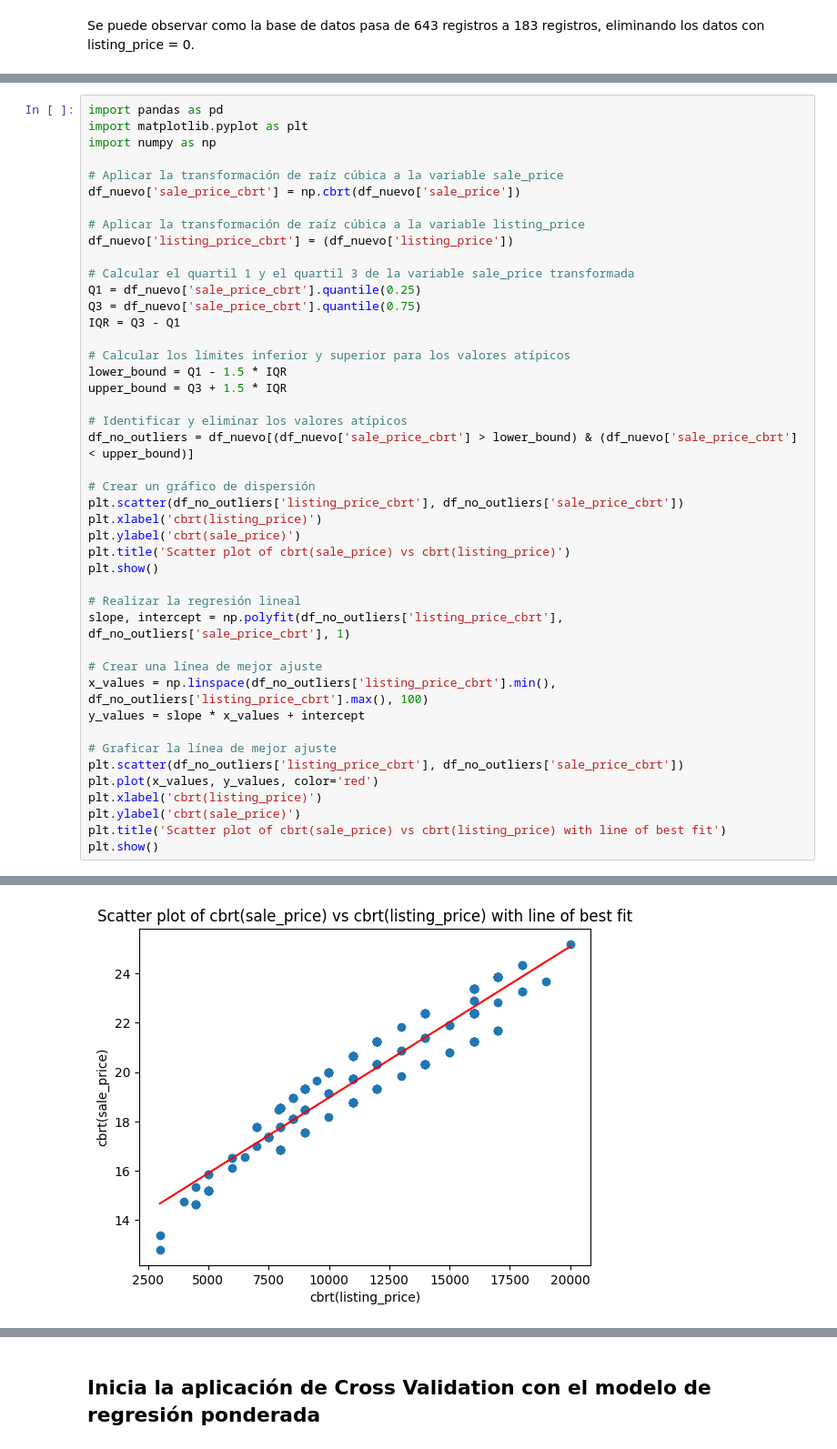
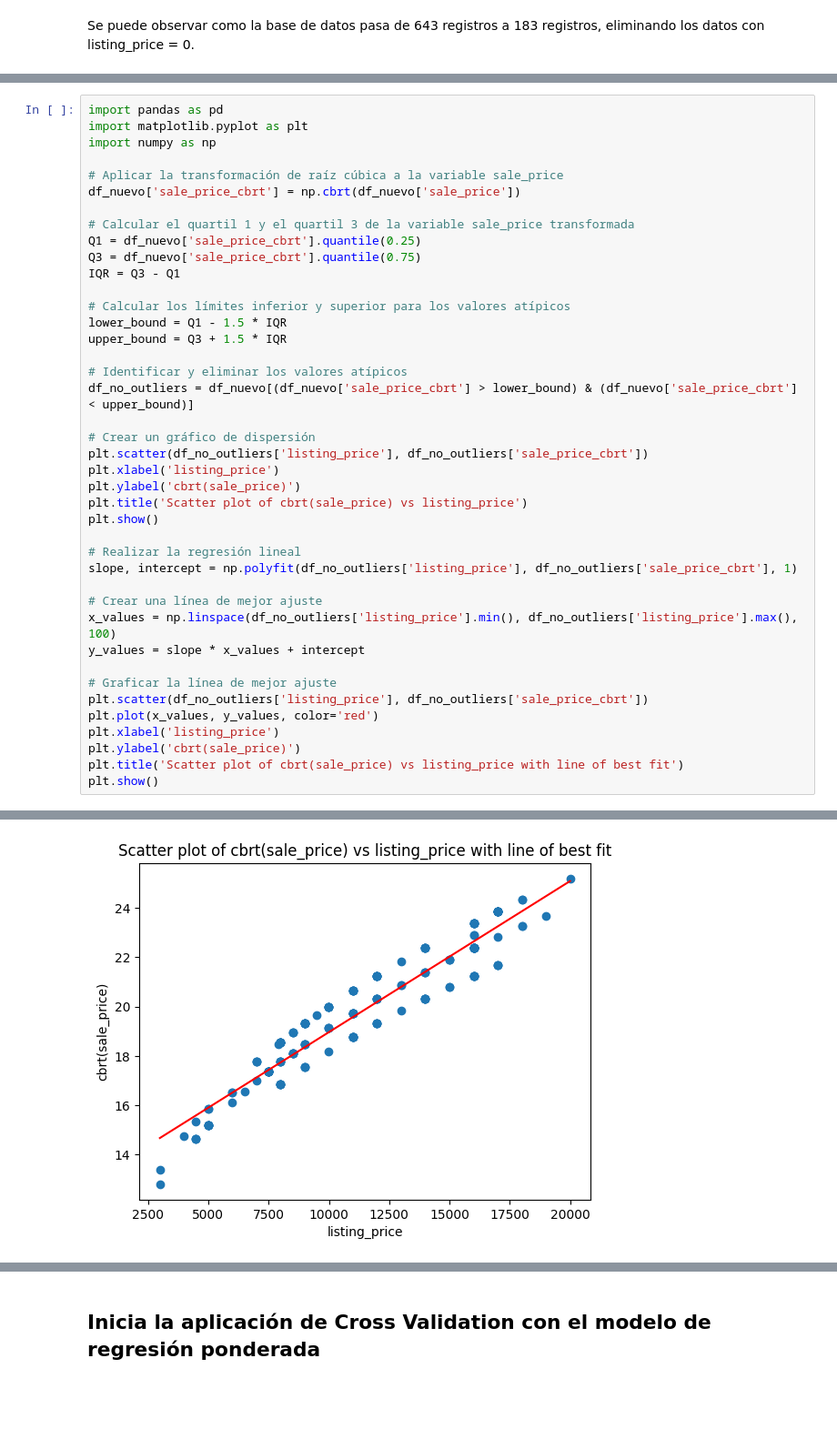
Before and after one commit to pau1ag/caso1, a Jupyter notebook: cross.ipynb, the cells around one changed output, grey strips where cells are left out. Shown: that part at 91% size. Drawn from its saved outputs; the diff is of its cells as text; blank space fills up the shorter version.

```diff
--- a/cross.ipynb
+++ b/cross.ipynb
@@ -141,9 +164,6 @@ import numpy as np
 
 # Aplicar la transformación de raíz cúbica a la variable sale_price
 df_nuevo['sale_price_cbrt'] = np.cbrt(df_nuevo['sale_price'])
-
-# Aplicar la transformación de raíz cúbica a la variable listing_price
-df_nuevo['listing_price_cbrt'] = (df_nuevo['listing_price'])
 
 # Calcular el quartil 1 y el quartil 3 de la variable sale_price transformada
 Q1 = df_nuevo['sale_price_cbrt'].quantile(0.25)
@@ -158,25 +178,25 @@ upper_bound = Q3 + 1.5 * IQR
 df_no_outliers = df_nuevo[(df_nuevo['sale_price_cbrt'] > lower_bound) & (df_nuevo['sale_price_cbrt'] < upper_bound)]
 
 # Crear un gráfico de dispersión
-plt.scatter(df_no_outliers['listing_price_cbrt'], df_no_outliers['sale_price_cbrt'])
-plt.xlabel('cbrt(listing_price)')
+plt.scatter(df_no_outliers['listing_price'], df_no_outliers['sale_price_cbrt'])
+plt.xlabel('listing_price')
 plt.ylabel('cbrt(sale_price)')
-plt.title('Scatter plot of cbrt(sale_price) vs cbrt(listing_price)')
+plt.title('Scatter plot of cbrt(sale_price) vs listing_price')
 plt.show()
 
 # Realizar la regresión lineal
-slope, intercept = np.polyfit(df_no_outliers['listing_price_cbrt'], df_no_outliers['sale_price_cbrt'], 1)
+slope, intercept = np.polyfit(df_no_outliers['listing_price'], df_no_outliers['sale_price_cbrt'], 1)
 
 # Crear una línea de mejor ajuste
-x_values = np.linspace(df_no_outliers['listing_price_cbrt'].min(), df_no_outliers['listing_price_cbrt'].max(), 100)
+x_values = np.linspace(df_no_outliers['listing_price'].min(), df_no_outliers['listing_price'].max(), 100)
 y_values = slope * x_values + intercept
 
 # Graficar la línea de mejor ajuste
-plt.scatter(df_no_outliers['listing_price_cbrt'], df_no_outliers['sale_price_cbrt'])
+plt.scatter(df_no_outliers['listing_price'], df_no_outliers['sale_price_cbrt'])
 plt.plot(x_values, y_values, color='red')
-plt.xlabel('cbrt(listing_price)')
+plt.xlabel('listing_price')
 plt.ylabel('cbrt(sale_price)')
-plt.title('Scatter plot of cbrt(sale_price) vs cbrt(listing_price) with line of best fit')
+plt.title('Scatter plot of cbrt(sale_price) vs listing_price with line of best fit')
 plt.show()
 # %% [output]
 A value is trying to be set on a copy of a slice from a DataFrame.
@@ -193 +208 @@ See the caveats in the documentation: https://pandas.pydata.org/pandas-docs/stab
-[figure, old version]
+[figure, new version]
```
Also changed, not shown: parts of 17 cells of this notebook.
